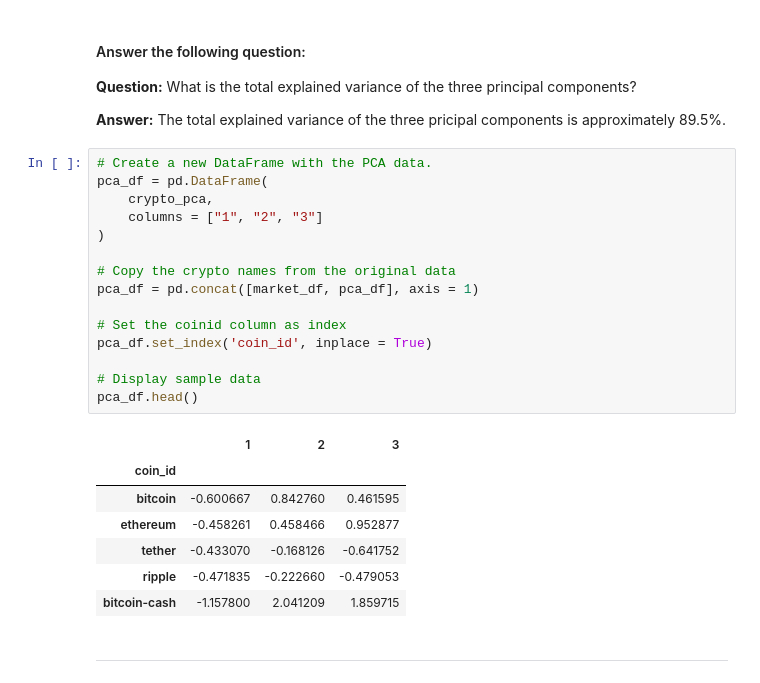
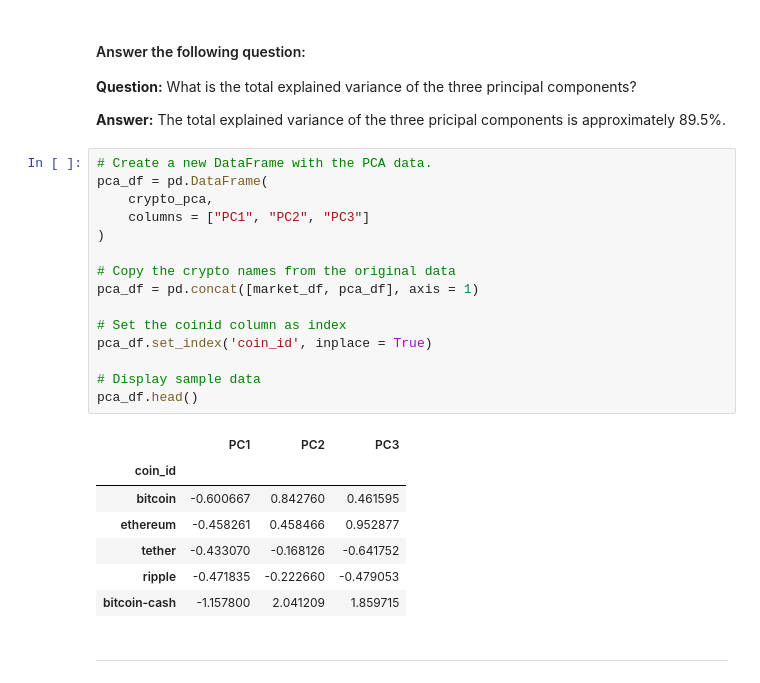
Before and after one commit to elisesirivisal/CryptoClustering, a Jupyter notebook: Crypto_Clustering.ipynb, the cells around one changed output. Saved outputs shown, nothing was run; the diff lists cells and outputs as text.

```diff
--- a/Crypto_Clustering.ipynb
+++ b/Crypto_Clustering.ipynb
@@ -232,20 +230,20 @@ variance_ratio[0] + variance_ratio[1] + variance_ratio[2]
 # %%
 # Create a new DataFrame with the PCA data.
 pca_df = pd.DataFrame(
     crypto_pca,
-    columns = ["1", "2", "3"]
+    columns = ["PC1", "PC2", "PC3"]
 )
 
 # Copy the crypto names from the original data
 pca_df = pd.concat([market_df, pca_df], axis = 1)
 
 # Set the coinid column as index
 pca_df.set_index('coin_id', inplace = True)
 
 # Display sample data
 pca_df.head()
 # %% [output]
-|  | 1 | 2 | 3 |
+|  | PC1 | PC2 | PC3 |
 | coin_id |  |  |  |
 | bitcoin | -0.600667 | 0.842760 | 0.461595 |
 | ethereum | -0.458261 | 0.458466 | 0.952877 |
```
Also changed, not shown: parts of 21 cells of this notebook, 3 other files.
